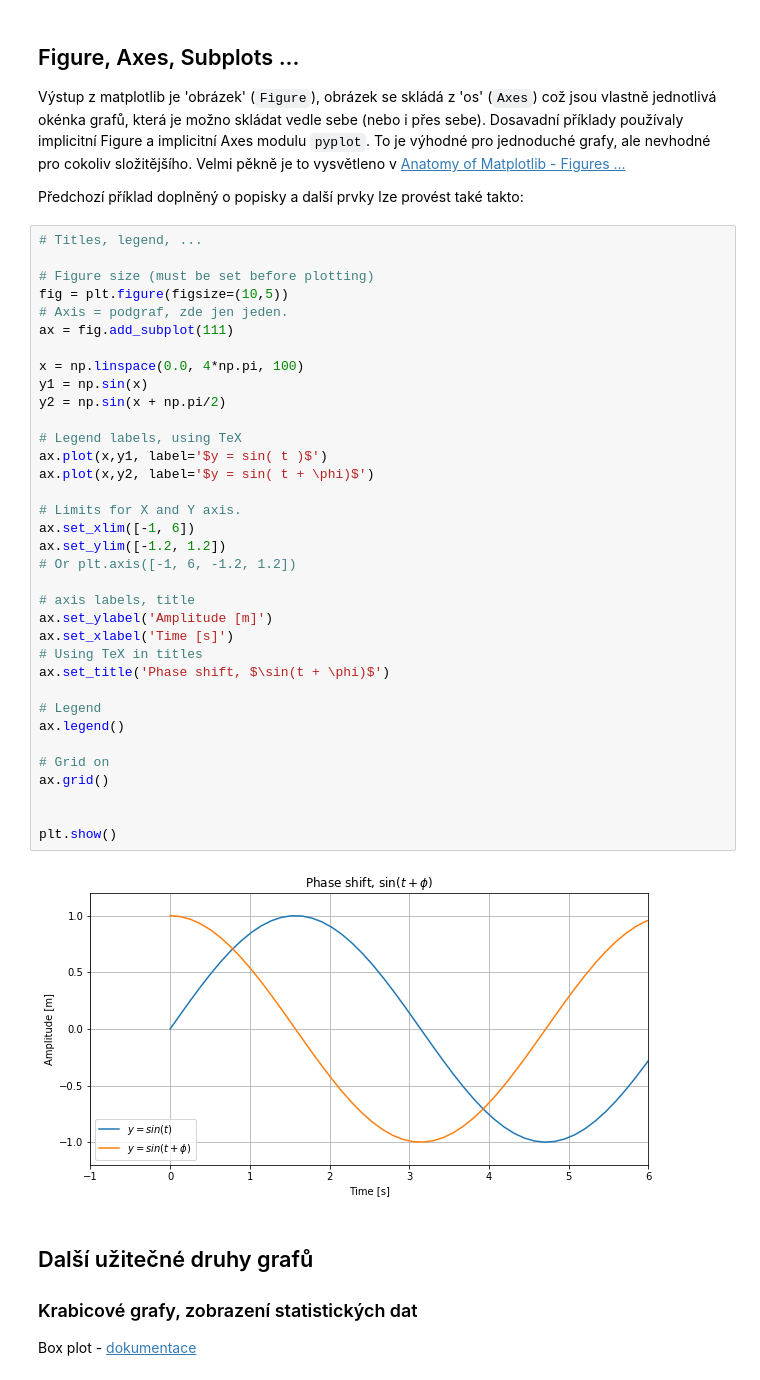
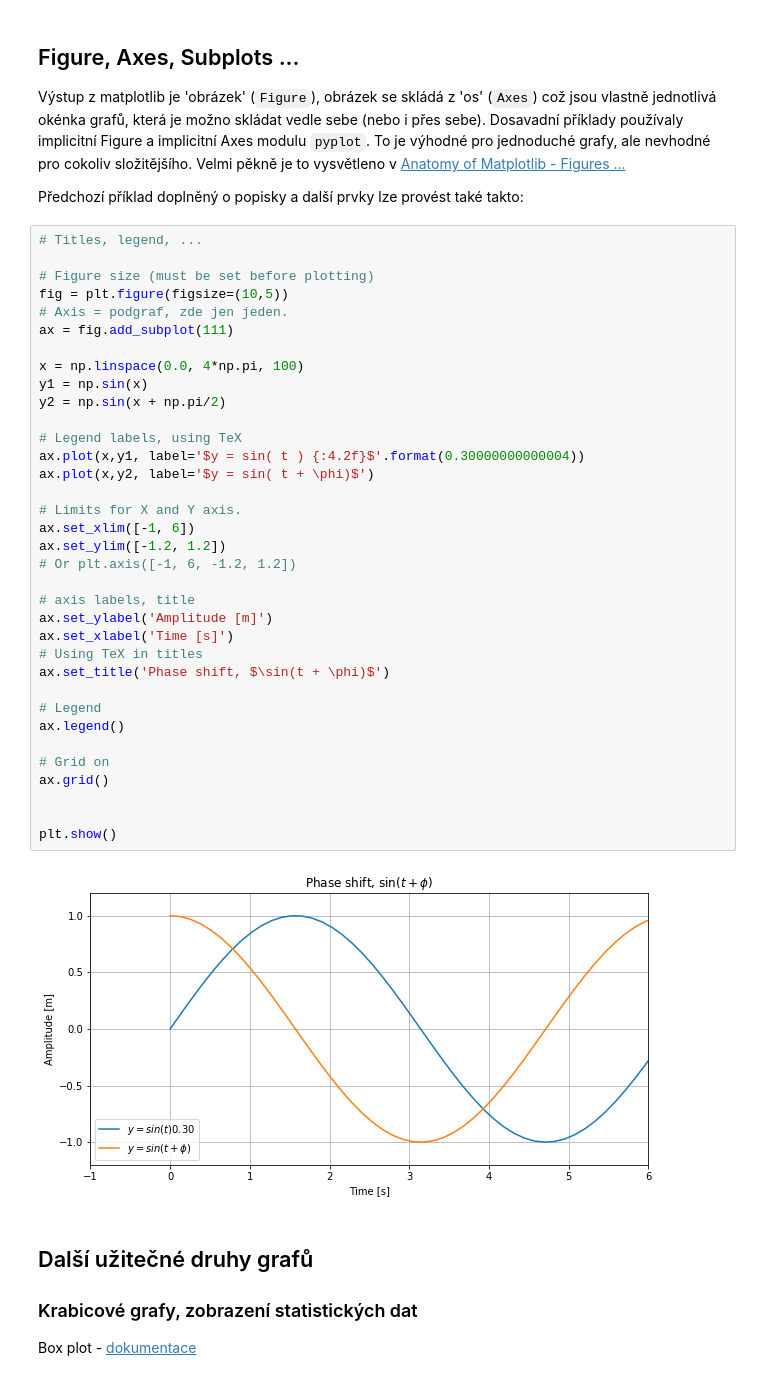
Before and after one commit to jbrezmorf/PAV_course, a Jupyter notebook: Lecture_04_Plotting.ipynb, the cells around one changed output. Drawn from its saved outputs; the diff is of its cells as text.

```diff
--- a/Lecture_04_Plotting.ipynb
+++ b/Lecture_04_Plotting.ipynb
@@ -102,35 +102,35 @@ fig = plt.figure(figsize=(10,5))
 # Axis = podgraf, zde jen jeden.
 ax = fig.add_subplot(111)
 
 x = np.linspace(0.0, 4*np.pi, 100)
 y1 = np.sin(x)
 y2 = np.sin(x + np.pi/2)
 
 # Legend labels, using TeX
-ax.plot(x,y1, label='$y = sin( t )$')
+ax.plot(x,y1, label='$y = sin( t ) {:4.2f}$'.format(0.30000000000004))
 ax.plot(x,y2, label='$y = sin( t + \phi)$')
 
 # Limits for X and Y axis.
 ax.set_xlim([-1, 6])
 ax.set_ylim([-1.2, 1.2])
 # Or plt.axis([-1, 6, -1.2, 1.2])
 
 # axis labels, title
 ax.set_ylabel('Amplitude [m]')
 ax.set_xlabel('Time [s]')
 # Using TeX in titles
 ax.set_title('Phase shift, $\sin(t + \phi)$')
 
 # Legend
 ax.legend()
 
 # Grid on
 ax.grid()
 
 
 plt.show()
 # %% [output]
-[figure, old version]
+[figure, new version]
 # %% [markdown]
 ## Další užitečné druhy grafů
 
```
Also changed, not shown: parts of 2 cells of this notebook, 2 other files.
